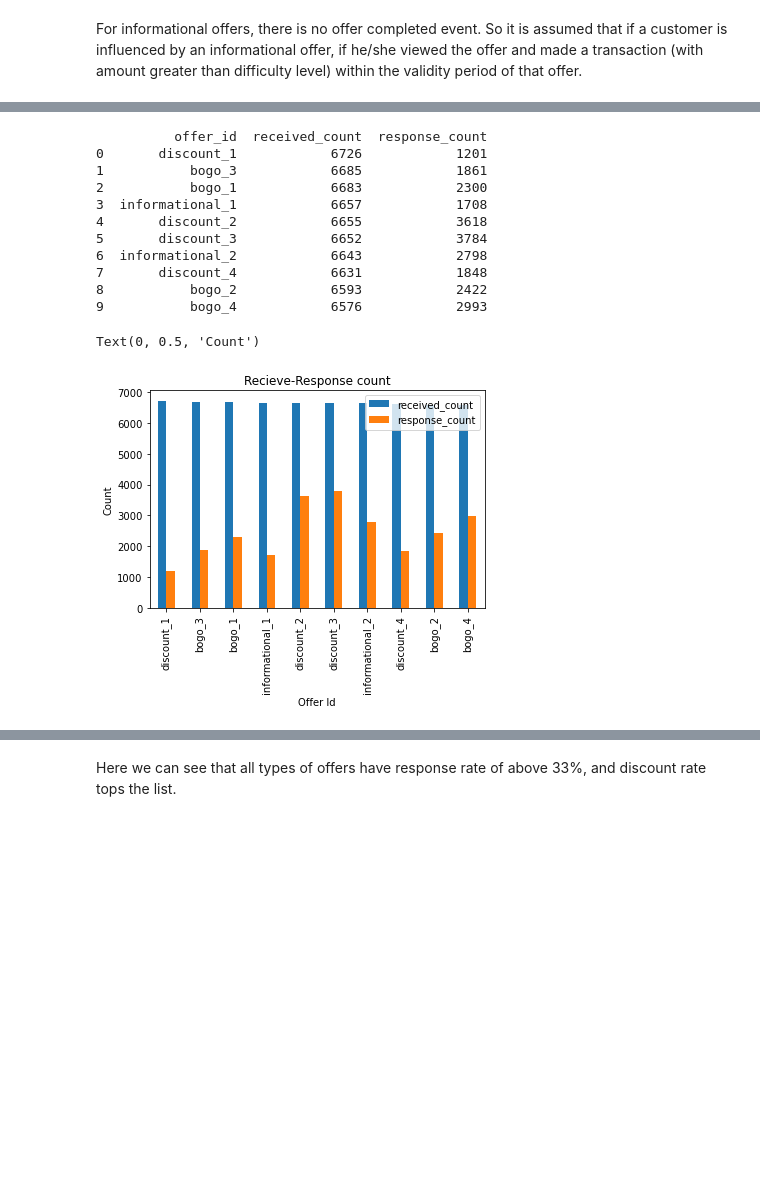
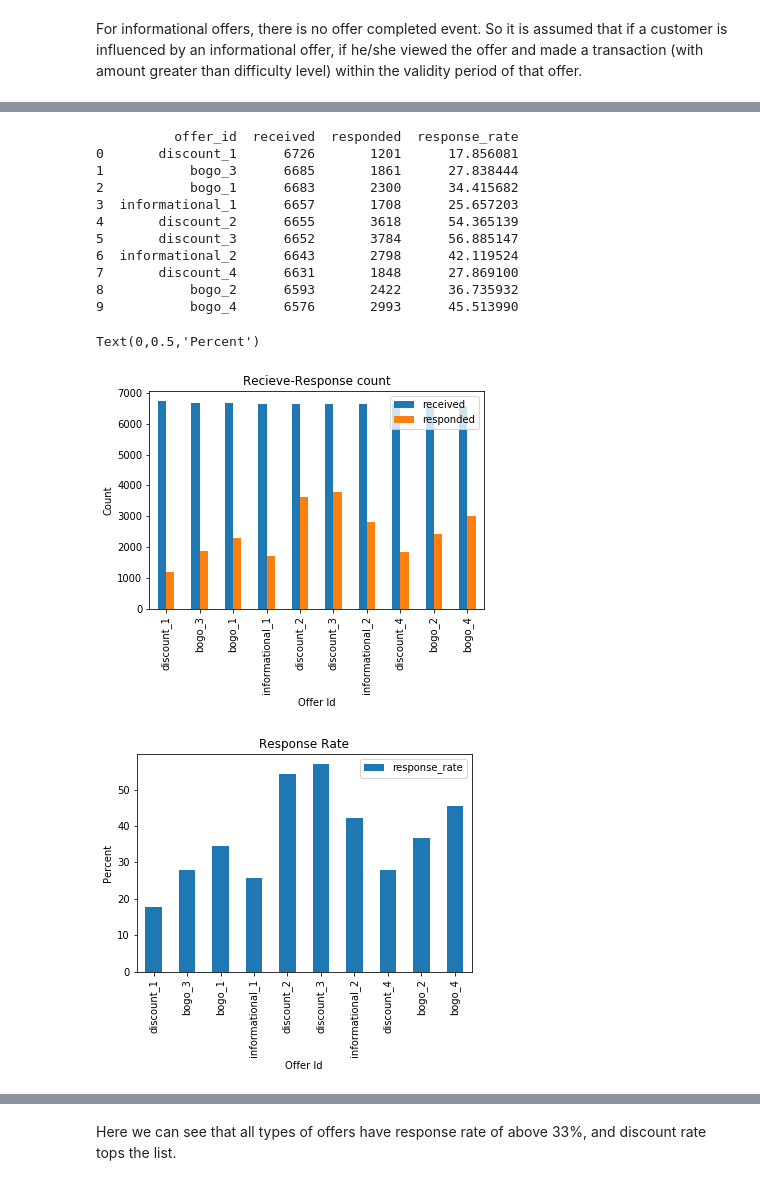
Before and after one commit to InduGirish/Starbucks-offers, a Jupyter notebook: Starbucks_Capstone_notebook.ipynb, the cells around one changed output, grey strips where cells are left out. Cells and saved outputs as stored; diff of their text form; code cells hidden in the pictures; blank space fills up the shorter version.

```diff
--- a/Starbucks_Capstone_notebook.ipynb
+++ b/Starbucks_Capstone_notebook.ipynb
@@ -571,33 +557,40 @@ Name: offer_id, dtype: int64
 # %%
 response_df = pd.concat([customer_offer_df, customer_informational_df])
 
 # print(response_df['offer_id'].value_counts())
 # print(received_offers['offer_id'].value_counts())
 
 comp_df = pd.DataFrame()
-comp_df['received_count'] = received_df['offer_id'].value_counts()
-comp_df['response_count'] = response_df['offer_id'].value_counts()
+comp_df['received'] = received_df['offer_id'].value_counts()
+comp_df['responded'] = response_df['offer_id'].value_counts()
+comp_df['response_rate'] = comp_df['responded']/comp_df['received'] * 100
 comp_df.reset_index(inplace=True)
 comp_df.rename(columns={'index':'offer_id'}, inplace=True)
 print(comp_df)
 
-ax = comp_df.plot(x='offer_id', y=['received_count', 'response_count'], kind='bar', title='Recieve-Response count')
-ax.set_xlabel('Offer Id')
-ax.set_ylabel('Count')
+count_plot = comp_df.plot(x='offer_id', y=['received', 'responded'], kind='bar', title='Recieve-Response count')
+count_plot.set_xlabel('Offer Id')
+count_plot.set_ylabel('Count')
+
+rate_plot = comp_df.plot(x='offer_id', y=['response_rate'], kind='bar', title='Response Rate')
+rate_plot.set_xlabel('Offer Id')
+rate_plot.set_ylabel('Percent')
+# response_df.head()
 # %% [output]
-          offer_id  received_count  response_count
-0       discount_1            6726            1201
-1           bogo_3            6685            1861
-2           bogo_1            6683            2300
-3  informational_1            6657            1708
-4       discount_2            6655            3618
-5       discount_3            6652            3784
-6  informational_2            6643            2798
-7       discount_4            6631            1848
-8           bogo_2            6593            2422
-9           bogo_4            6576            2993
+          offer_id  received  responded  response_rate
+0       discount_1      6726       1201      17.856081
+1           bogo_3      6685       1861      27.838444
+2           bogo_1      6683       2300      34.415682
+3  informational_1      6657       1708      25.657203
+4       discount_2      6655       3618      54.365139
+5       discount_3      6652       3784      56.885147
+6  informational_2      6643       2798      42.119524
+7       discount_4      6631       1848      27.869100
+8           bogo_2      6593       2422      36.735932
+9           bogo_4      6576       2993      45.513990
-Text(0, 0.5, 'Count')
+Text(0,0.5,'Percent')
-[figure, old version]
+[figure, new version]
+[figure, added]
 # %%
 response_df.head()
 comp_df = pd.DataFrame()
```
Also changed, not shown: parts of 47 cells of this notebook, 1 other file.
